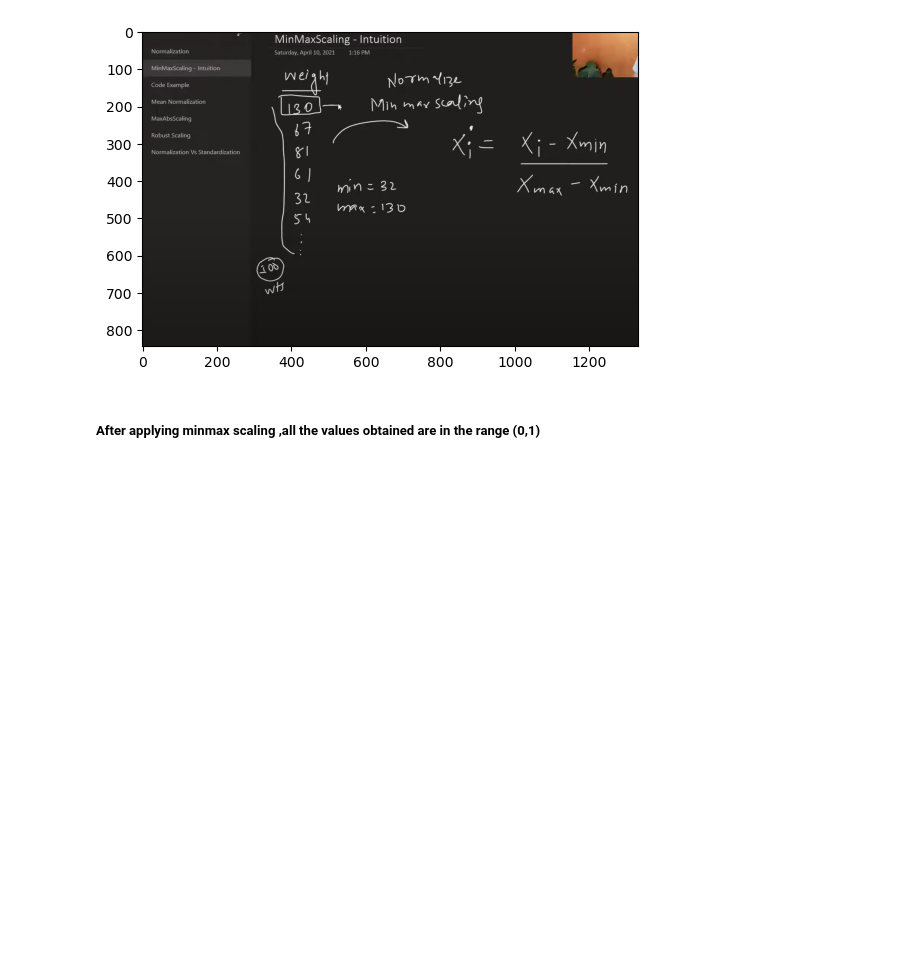
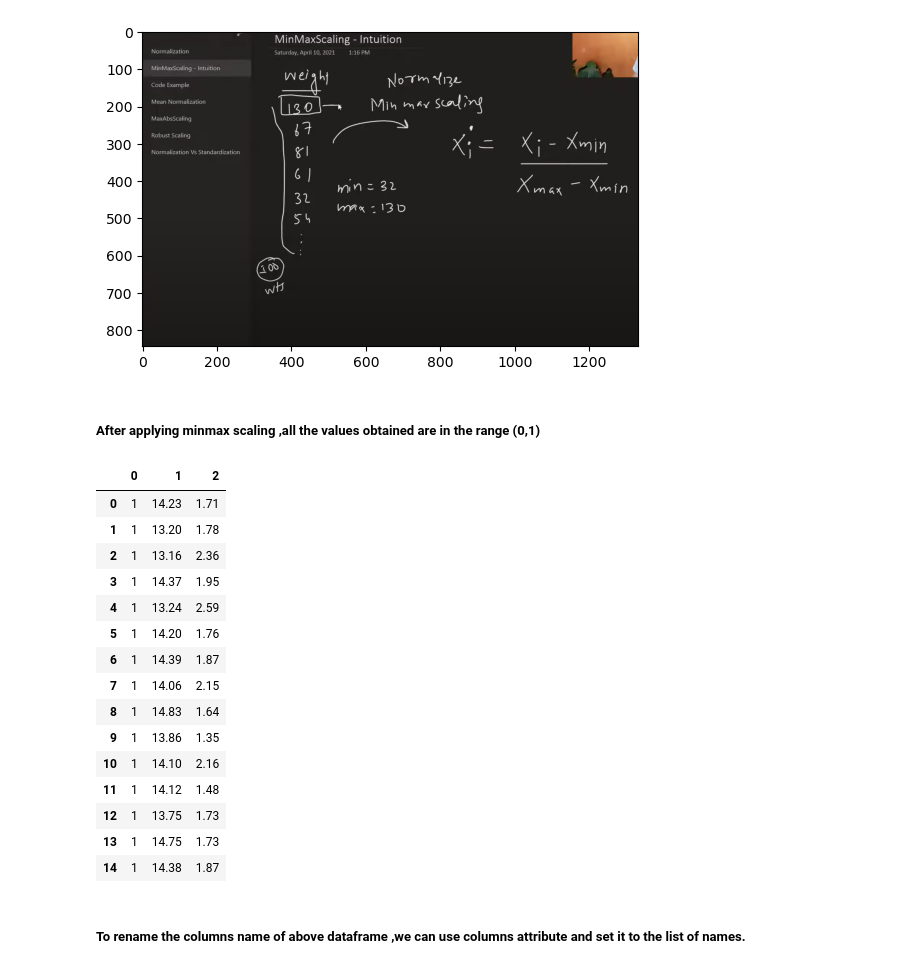
Before and after one commit to Shreyasb1015/Machine-Learning, a Jupyter notebook: feature-scaling/normalization.ipynb, the cells around one changed output. Cells and saved outputs as stored; diff of their text form; code cells hidden in the pictures; blank space fills up the shorter version.

```diff
--- a/feature-scaling/normalization.ipynb
+++ b/feature-scaling/normalization.ipynb
@@ -22,0 +28,23 @@ plt.imshow(img)
+# %%
+df = pd.read_csv('wine_data.csv',header=None,usecols=[0,1,2])
+# %%
+df.head(15)
+# %% [output]
+|  | 0 | 1 | 2 |
+| 0 | 1 | 14.23 | 1.71 |
+| 1 | 1 | 13.20 | 1.78 |
+| 2 | 1 | 13.16 | 2.36 |
+| 3 | 1 | 14.37 | 1.95 |
+| 4 | 1 | 13.24 | 2.59 |
+| 5 | 1 | 14.20 | 1.76 |
+| 6 | 1 | 14.39 | 1.87 |
+| 7 | 1 | 14.06 | 2.15 |
+| 8 | 1 | 14.83 | 1.64 |
+| 9 | 1 | 13.86 | 1.35 |
+| 10 | 1 | 14.10 | 2.16 |
+| 11 | 1 | 14.12 | 1.48 |
+| 12 | 1 | 13.75 | 1.73 |
+| 13 | 1 | 14.75 | 1.73 |
+| 14 | 1 | 14.38 | 1.87 |
+# %% [markdown]
+##### To rename the columns name of above dataframe ,we can use columns attribute and set it to the list of names.
```
Also changed, not shown: parts of 3 cells of this notebook.
